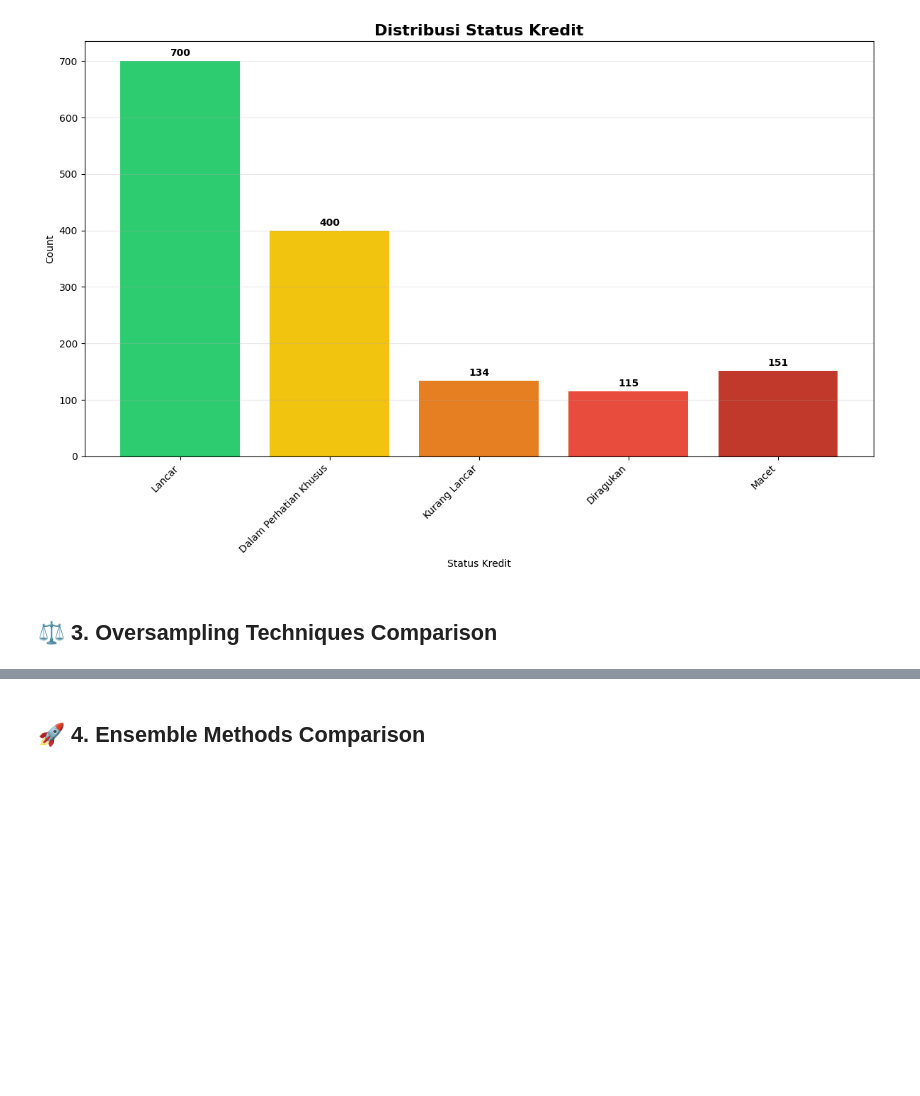
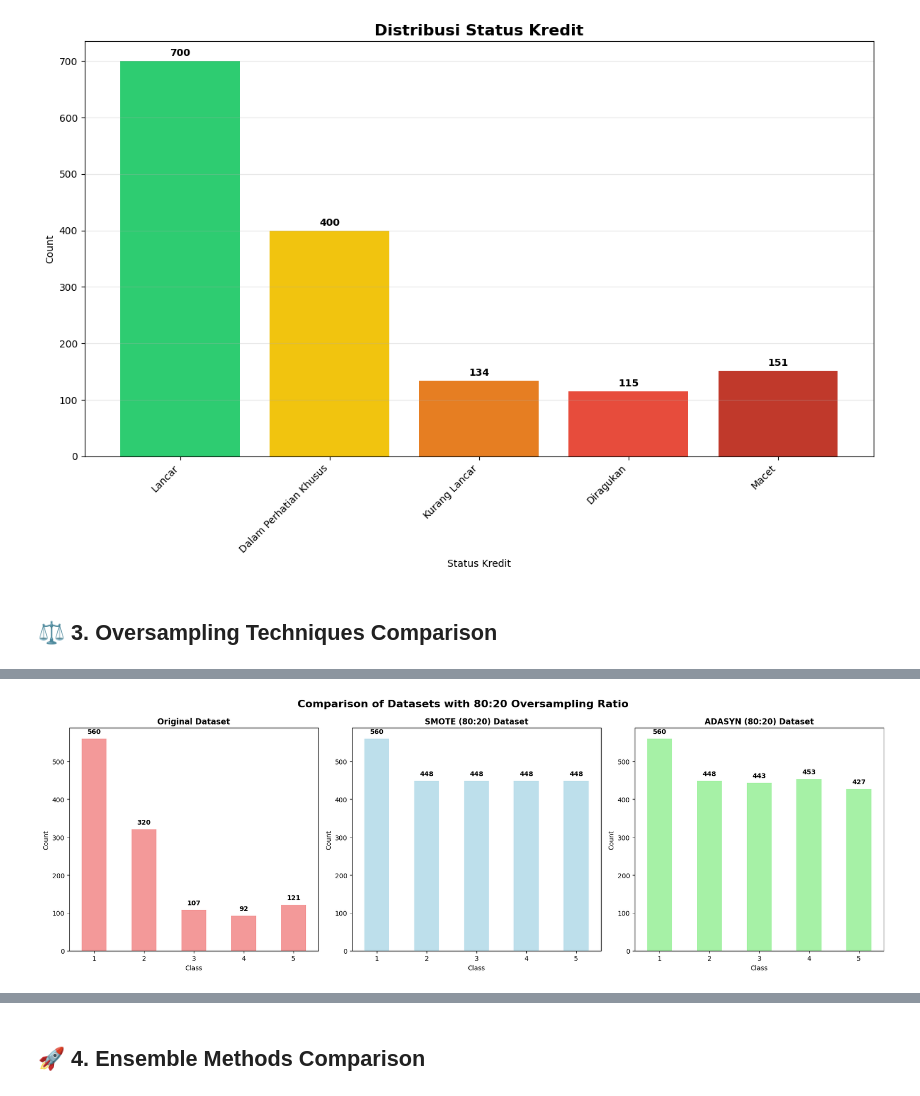
Before and after one commit to ArtEnginer/ENSAMBLE-LEARNING-KREDIT, a Jupyter notebook: KREDITMACET.ipynb, the cells around one changed output, grey strips where cells are left out. Saved outputs shown, nothing was run; the diff lists cells and outputs as text; code cells hidden in the pictures; blank space fills up the shorter version.

```diff
--- a/KREDITMACET.ipynb
+++ b/KREDITMACET.ipynb
@@ -625,0 +226,79 @@ Class distribution:
+# %%
+X_train, X_test, y_train, y_test = train_test_split(
+    X, y, test_size=0.2, random_state=42, stratify=y
+)
+
+print(f"Original train set distribution:")
+original_train_dist = y_train.value_counts()
+display(original_train_dist)
+print(f"Train set shape: {X_train.shape}")
+print(f"Test set shape: {X_test.shape}")
+
+scaler = StandardScaler()
+X_train_scaled = scaler.fit_transform(X_train)
+X_test_scaled = scaler.transform(X_test)
+
+def apply_oversampling_custom_ratio(X_train, y_train, ratio=0.8):
+    original_dist = pd.Series(y_train).value_counts()
+    majority_class_count = original_dist.max()
+    target_count = int(majority_class_count * ratio)
+
+    sampling_strategy = {}
+    for class_label in original_dist.index:
+        current_count = original_dist[class_label]
+        if current_count < target_count:
+            sampling_strategy[class_label] = target_count
+        else:
+            sampling_strategy[class_label] = current_count
+
+    original_data = {"X": X_train, "y": y_train, "name": "Original"}
+
+    smote = SMOTE(random_state=42, k_neighbors=3, sampling_strategy=sampling_strategy)
+    X_smote, y_smote = smote.fit_resample(X_train, y_train)
+    smote_data = {"X": X_smote, "y": y_smote, "name": "SMOTE (80:20)"}
+
+    adasyn = ADASYN(random_state=42, n_neighbors=3, sampling_strategy=sampling_strategy)
+    X_adasyn, y_adasyn = adasyn.fit_resample(X_train, y_train)
+    adasyn_data = {"X": X_adasyn, "y": y_adasyn, "name": "ADASYN (80:20)"}
+
+    return [original_data, smote_data, adasyn_data]
+datasets = apply_oversampling_custom_ratio(X_train_scaled, y_train, ratio=0.8)
+print("Oversampling Results (80:20 Ratio):")
+print("=" * 70)
+for dataset in datasets:
+    print(f"\n{dataset['name']} Dataset:")
+    print(f"Shape: {dataset['X'].shape}")
+    print(f"Class distribution:")
+    class_dist = pd.Series(dataset["y"]).value_counts().sort_index()
+    for class_name, count in class_dist.items():
+        percentage = (count / len(dataset["y"])) * 100
+        print(f"  Class {class_name}: {count:4d} samples ({percentage:5.1f}%)")
+    min_count = class_dist.min()
+    max_count = class_dist.max()
+    balance_ratio = max_count / min_count
+    print(f"  Balance Ratio (Max/Min): {balance_ratio:.2f}")
+
+fig, axes = plt.subplots(1, 3, figsize=(18, 6))
+
+for i, dataset in enumerate(datasets):
+    class_dist = pd.Series(dataset["y"]).value_counts().sort_index()
+    colors = ['lightcoral', 'lightblue', 'lightgreen']
+
+    class_dist.plot(kind='bar', ax=axes[i], color=colors[i], alpha=0.8)
+    axes[i].set_title(f'{dataset["name"]} Dataset', fontweight='bold', fontsize=12)
+    axes[i].set_ylabel('Count')
+    axes[i].set_xlabel('Class')
+    axes[i].tick_params(axis='x', rotation=0)
+
+    for j, (class_label, count) in enumerate(class_dist.items()):
+        axes[i].text(j, count + 10, str(count), ha='center', va='bottom', fontweight='bold')
+
+plt.suptitle('Comparison of Datasets with 80:20 Oversampling Ratio', fontsize=16, fontweight='bold')
+plt.tight_layout()
+plt.show()
+
+print(f"\n📈 Summary:")
+print(f"✅ Successfully applied 80:20 ratio oversampling")
+print(f"✅ Reduced dataset size compared to full balancing")
+print(f"✅ Maintained reasonable class balance while controlling data growth")
+# %% [output]
@@ -625,0 +330 @@ Class distribution:
+[figure, added]
```
Also changed, not shown: parts of 26 cells of this notebook, 17 other files.
